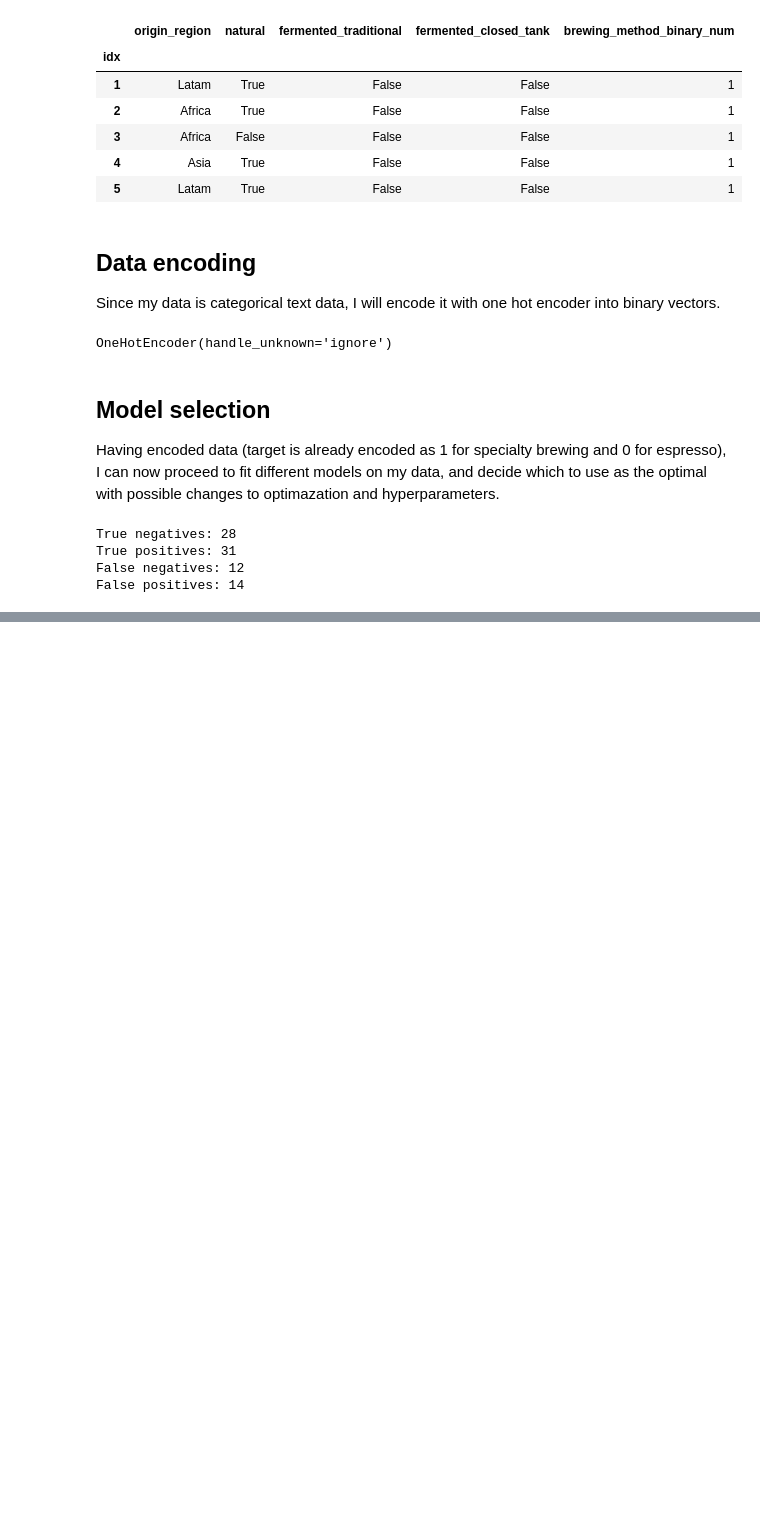
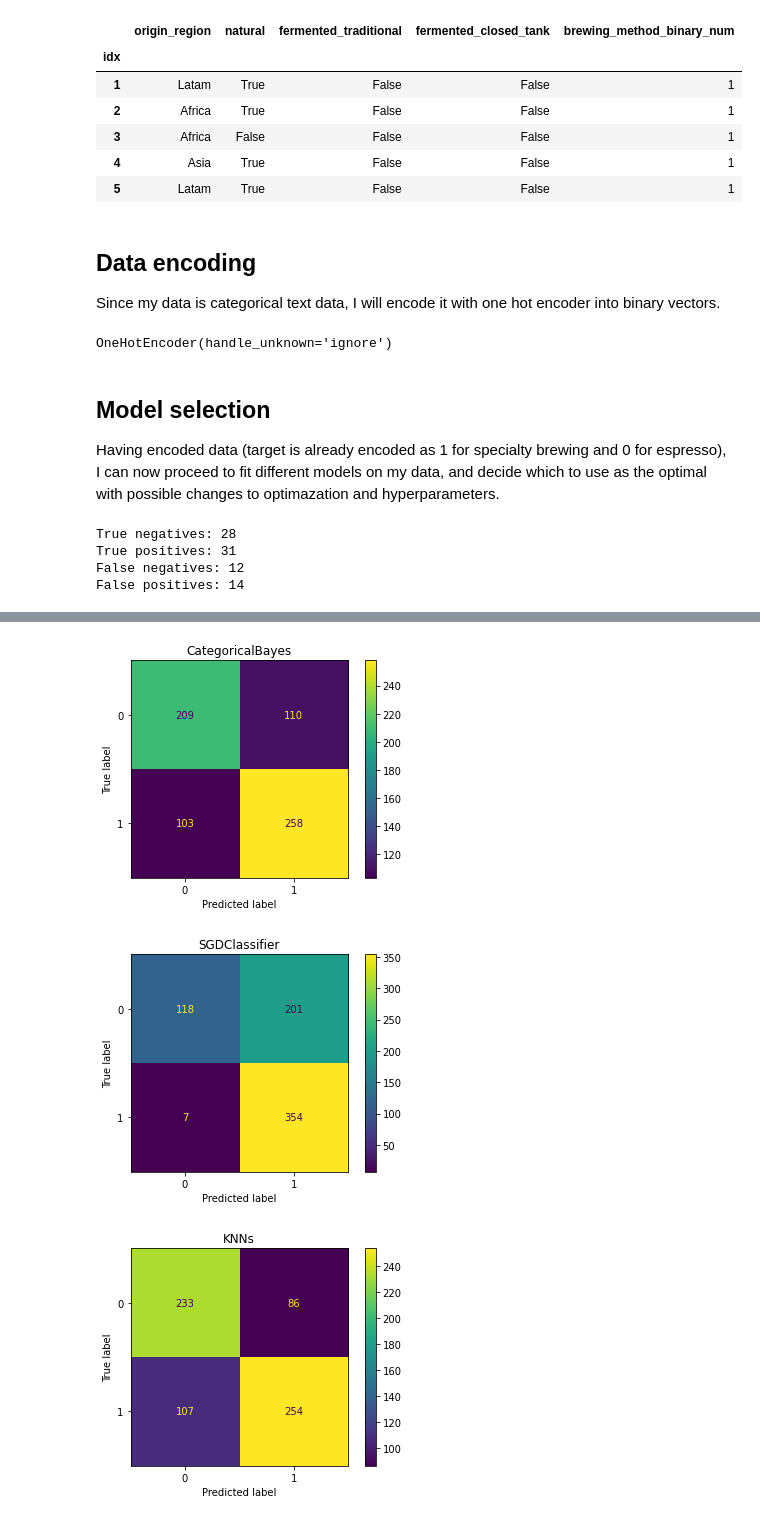
Before and after one commit to dominikacecylia/Tailored-brewing, a Jupyter notebook: tailored_brewing_classification.ipynb, the cells around one changed output, grey strips where cells are left out. Cells and saved outputs as stored; diff of their text form; code cells hidden in the pictures; blank space fills up the shorter version.

```diff
--- a/tailored_brewing_classification.ipynb
+++ b/tailored_brewing_classification.ipynb
@@ -111,0 +131,9 @@ for name, model in models.items():
+# %%
+for name, y_train_pred in train_predictions_by_model.items():
+    cm = confusion_matrix(y_train, y_train_pred)
+    display = ConfusionMatrixDisplay(cm).plot()
+    display.ax_.set_title(name)
+# %% [output]
+[figure, added]
+[figure, added]
+[figure, added]
```
Also changed, not shown: parts of 8 cells of this notebook.
